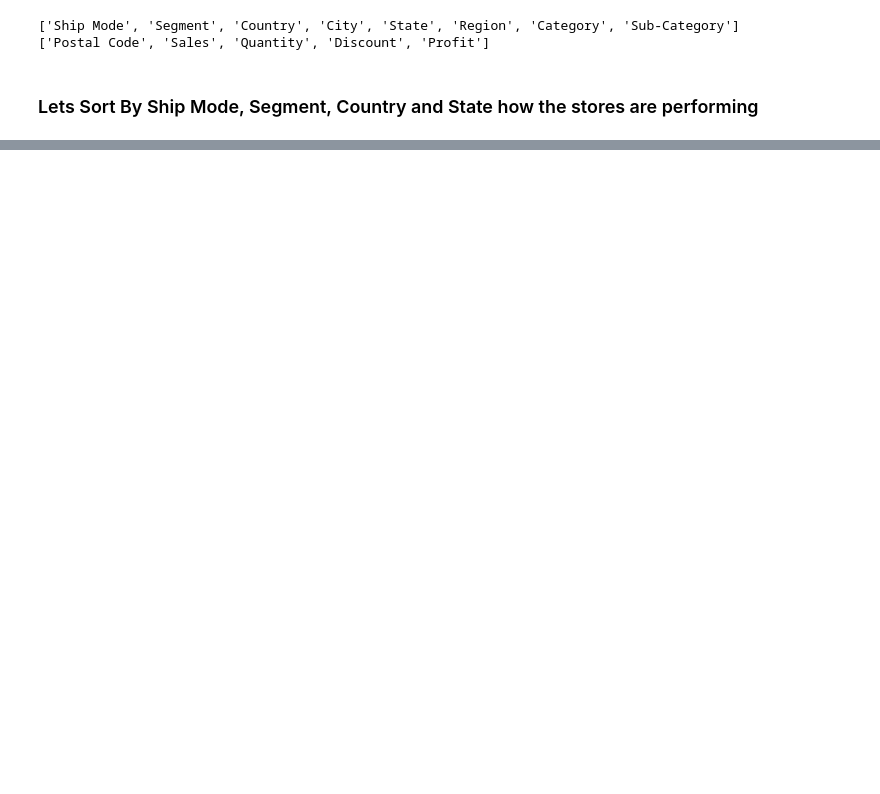
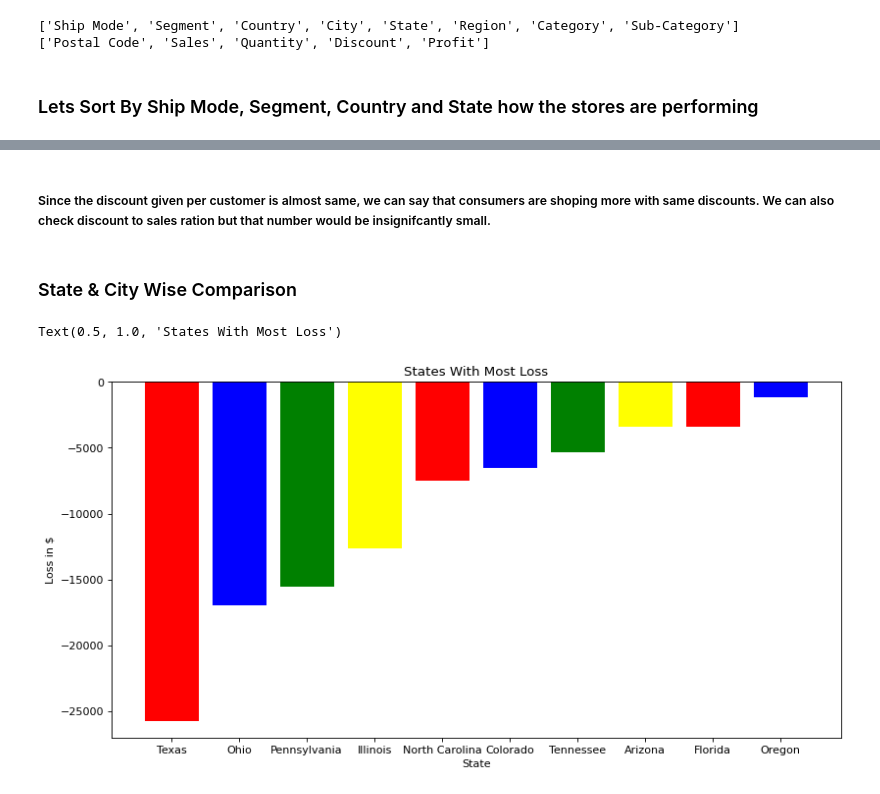
Before and after one commit to AdityaN1198/super-store-EDA, a Jupyter notebook: eda.ipynb, the cells around one changed output, grey strips where cells are left out. Drawn from its saved outputs; the diff is of its cells as text; code cells hidden in the pictures; blank space fills up the shorter version.

```diff
--- a/eda.ipynb
+++ b/eda.ipynb
@@ -49,0 +72,20 @@ for column in cat_features:
+# %% [markdown]
+##### Since the discount given per customer is almost same, we can say that consumers are shoping more with same discounts. We can also check discount to sales ration but that number would be insignifcantly small.
+# %% [markdown]
+### State & City Wise Comparison
+# %%
+
+grouped_df = df.groupby('State').sum()
+grouped_df.head()
+
+grouped_df = grouped_df.sort_values('Profit')
+
+
+plt.figure(figsize=(12, 6), dpi=80)
+plt.bar(grouped_df.iloc[:10].index,grouped_df.iloc[:10]['Profit'],color=['red','blue','green','yellow'])
+plt.xlabel('State')
+plt.ylabel('Loss in $')
+plt.title('States With Most Loss')
+# %% [output]
+Text(0.5, 1.0, 'States With Most Loss')
+[figure, added]
```
Also changed, not shown: parts of 29 cells of this notebook.
